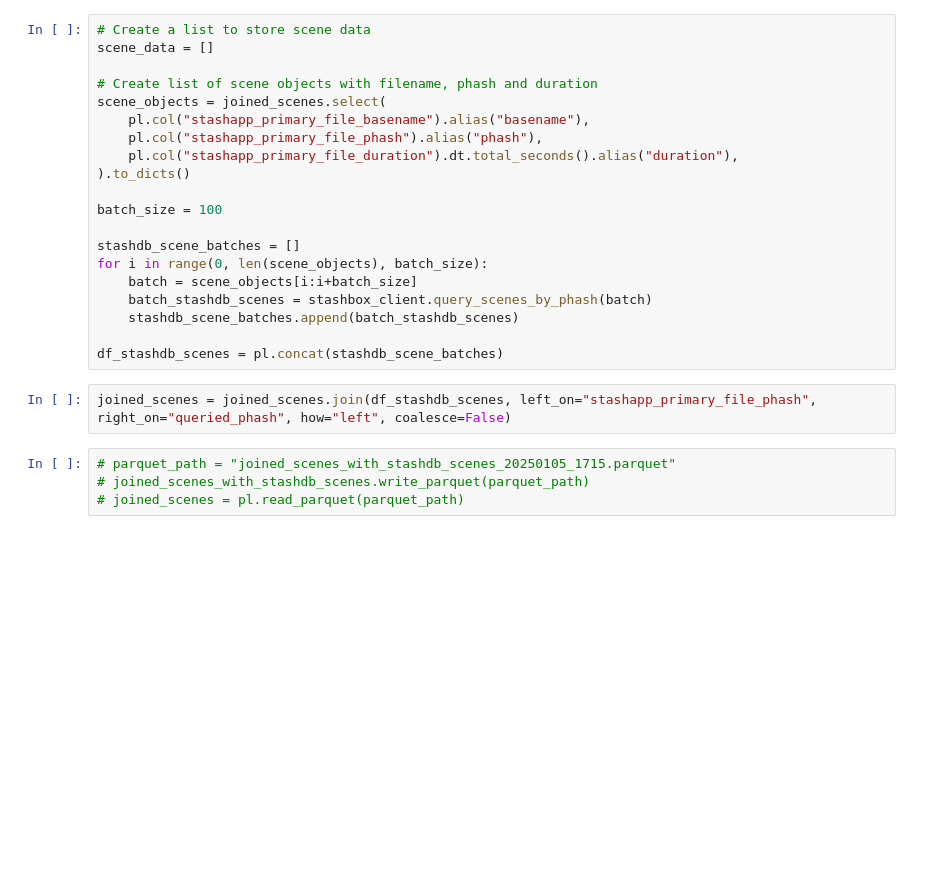
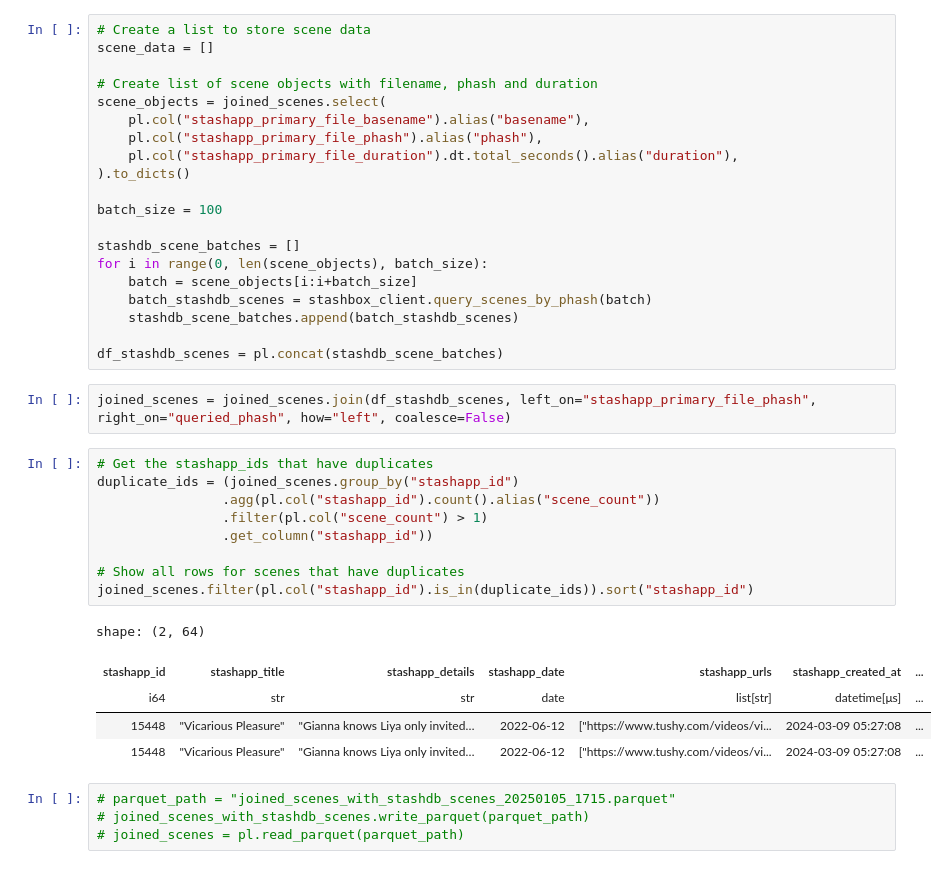
Before and after one commit to MinasukiHikimuna/Culture, a Jupyter notebook: culture_extractor.ipynb, the cells around one changed output. Drawn from its saved outputs; the diff is of its cells as text; blank space fills up the shorter version.

Commit message:
Culture Extractor has a cell for detecting duplicates

```diff
--- a/culture_extractor.ipynb
+++ b/culture_extractor.ipynb
@@ -130,6 +248,21 @@ for i in range(0, len(scene_objects), batch_size):
 df_stashdb_scenes = pl.concat(stashdb_scene_batches)
 # %%
 joined_scenes = joined_scenes.join(df_stashdb_scenes, left_on="stashapp_primary_file_phash", right_on="queried_phash", how="left", coalesce=False)
+# %%
+# Get the stashapp_ids that have duplicates
+duplicate_ids = (joined_scenes.group_by("stashapp_id")
+                .agg(pl.col("stashapp_id").count().alias("scene_count"))
+                .filter(pl.col("scene_count") > 1)
+                .get_column("stashapp_id"))
+
+# Show all rows for scenes that have duplicates
+joined_scenes.filter(pl.col("stashapp_id").is_in(duplicate_ids)).sort("stashapp_id")
+# %% [output]
+shape: (2, 64)
+| stashapp_id | stashapp_title | stashapp_details | stashapp_date | stashapp_urls | stashapp_created_at | ... |
+| i64 | str | str | date | list[str] | datetime[μs] | ... |
+| 15448 | "Vicarious Pleasure" | "Gianna knows Liya only invited… | 2022-06-12 | ["https://www.tushy.com/videos/vi... | 2024-03-09 05:27:08 | ... |
+| 15448 | "Vicarious Pleasure" | "Gianna knows Liya only invited… | 2022-06-12 | ["https://www.tushy.com/videos/vi... | 2024-03-09 05:27:08 | ... |
 # %%
 # parquet_path = "joined_scenes_with_stashdb_scenes_20250105_1715.parquet"
 # joined_scenes_with_stashdb_scenes.write_parquet(parquet_path)
```
Also changed, not shown: parts of 9 cells of this notebook.
